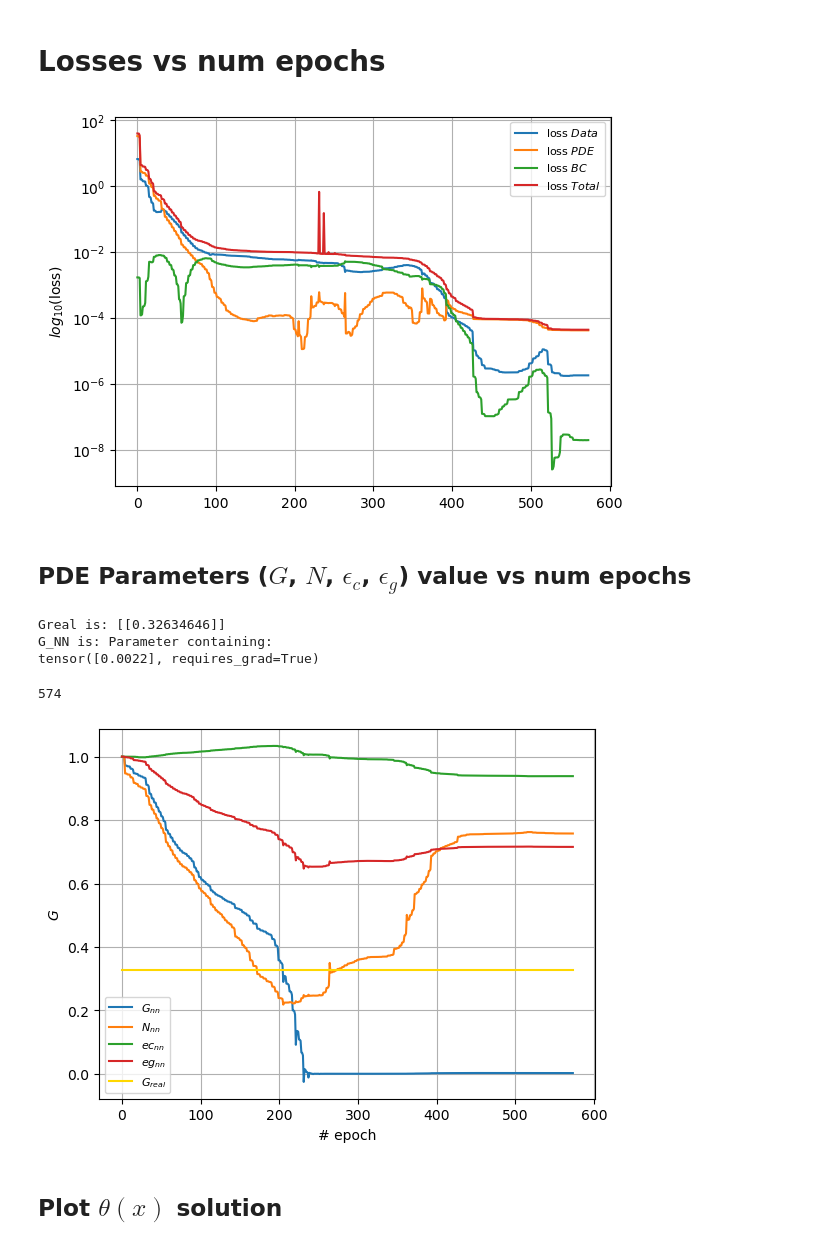
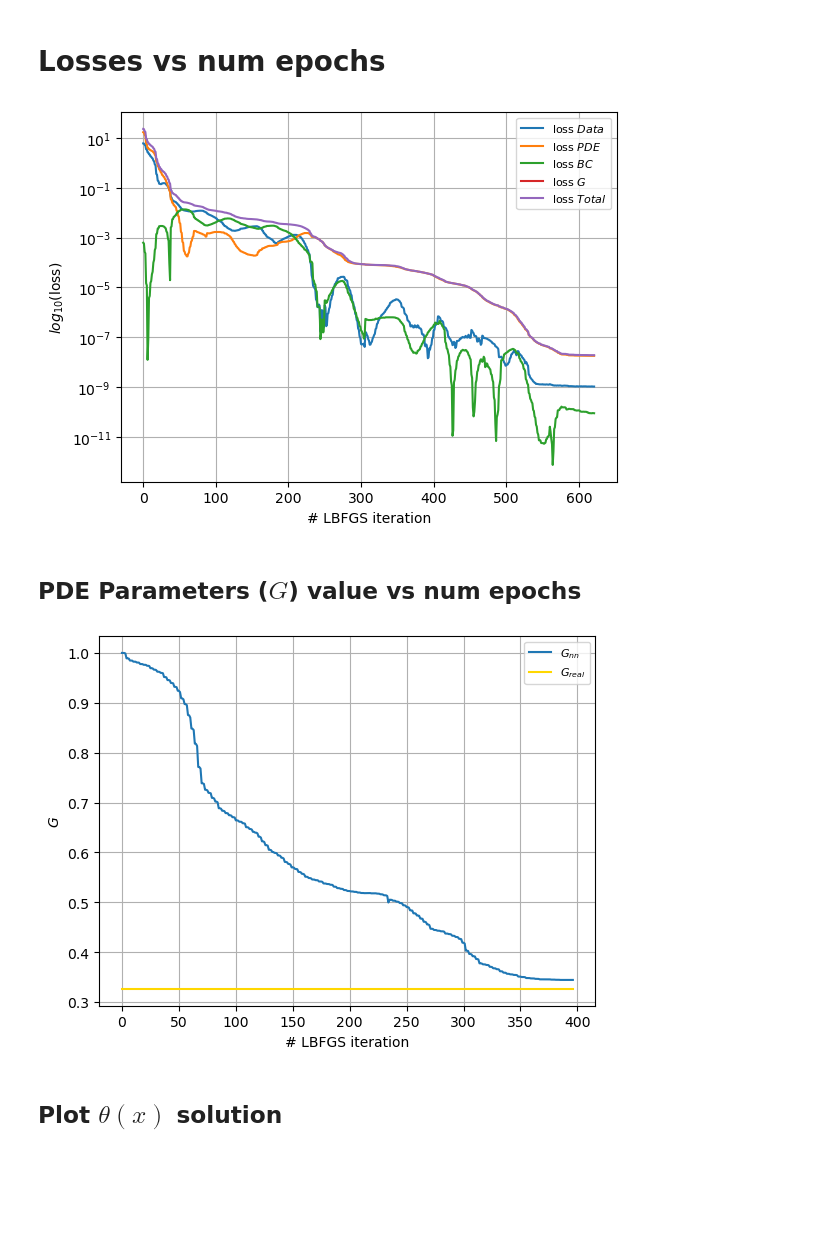
Before and after one commit to mvanzulli/Heat_Transfer_PINN, a Jupyter notebook: playground/Vanilla_PINN.ipynb, the cells around one changed output. Drawn from its saved outputs; the diff is of its cells as text; code cells hidden in the pictures; blank space fills up the shorter version.

```diff
--- a/playground/Vanilla_PINN.ipynb
+++ b/playground/Vanilla_PINN.ipynb
@@ -50,6 +42,8 @@ import scipy.io
 # %% [markdown]
 ## Hyper-parameters
 # %%
+device = 'cpu'
+print('Device employed:', device)
 seed_id = 7623
 # la 0,1, 2, 50 y la 250 andan
 #  la seed 7623 = data 395 No anda
@@ -60,10 +54,10 @@ nneurons = 20
 nhiden_layers = 8
 N_f = 40 #Total number of collocation points
 offset = .0001
-G = 1.
+G_init = 1.
 N = 1.
-ec = 1.
-eg = 1.
-print("Our initial of the other params are: \n N  = [",N,"]\n eg = [",eg,"] \n ec = [",ec,"]",  "\n G_PINN= [",G,"]")
-device = 'cpu'
+ec = .4
+eg = .6
+print("Our initial guess of G is: G_PINN= [",G_init,"]")
+print("The other parameters are: N= [",N,"], ec= [",ec,"], eg= [",eg,"]")
 # %% [output]
@@ -83,12 +75,3 @@ torch.manual_seed(seed_id)
 
 # Random number generators in other libraries
 np.random.seed(seed_id)
-
-
-# Device configuration
-device = torch.device('cuda' if torch.cuda.is_available() else 'cpu')
-if device == 'cuda':
-    print(torch.cuda.get_device_name())
-
-device = 'cpu'
-print('Devuce employed:', device)
@@ -104,16 +85,14 @@ relative_csv_path = "./../src/data/raw/heat_transfer_finn.csv"
 fields_G = ['G']
 fields_T = ['T1', 'T2', 'T3', 'T4' ,'T5', 'T6' ,'T7', 'T8' ,'T9']
 fields = fields_T + fields_G
-df_T = pd.read_csv(relative_csv_path, skipinitialspace=True, usecols=fields)
-random_sample = df_T.sample()
+data = pd.read_csv(relative_csv_path, skipinitialspace=True, usecols=fields)
+random_sample = data.sample()
 print('The data used is form the sample:',random_sample.index[0])
 G_real = random_sample[fields_G].to_numpy()
 T_real = random_sample[fields_T].to_numpy().T
 X_real = np.linspace(0,1,T_real.shape[0]).reshape(-1,1)
 X_real = X_real.astype(np.float32)
 X_bc = X_real[-1].reshape(-1,1)
-print(X_real.shape)
-print(X_bc.shape)
 
 # compute theta
 T_inf = 27 + 273 #in K
@@ -122,15 +101,11 @@ Theta_real = np.multiply(np.add(T_real, [-T_inf]), [1/(T_b - T_inf)])
 Theta_real = Theta_real.astype(np.float32)
 Theta_real = torch.from_numpy(Theta_real)
 # prin shapes
-print('Theta real shape is:',Theta_real.shape)
-print('X real shape is:',X_real.shape)
 print('G_real is:',G_real)
 
 # lower and uper bounds to normalize the input of net U
 lb = min(X_real)
 ub = max(X_real)
-print('lb is %.2f and ub is %.2f' % (lb,ub))
 N_u = Theta_real.shape[0]
-print("The number real points are", N_u)
 # %% [output]
 The data used is form the sample: 395
@@ -146,8 +115,9 @@ The number real points are 9
 # %%
 f_hat = torch.zeros(N_f,1).to(device)
 theta_x_hat = torch.zeros(1,1).to(device)
+G_hat = torch.zeros(1,1).to(device)
 print("The number of collocation points are", N_f)
-X_train_f = torch.linspace(lb[0] + offset,ub[0] - offset,N_f).reshape(-1,1)
+X_train_f = torch.linspace(lb[0] + offset, ub[0] - offset,N_f).reshape(-1,1)
 # %% [output]
 The number of collocation points are 40
 # %% [markdown]
@@ -553,46 +472,34 @@ print(pinn_LBFGS.iter)
 # Losses vs num epochs
 # %%
 plt.cla()
-# plt.plot(range(steps),loss_theta, label = r'loss $\theta_{nn} - \theta_{m}$')
-# plt.plot(range(steps),loss_f, label = r'loss $f_{PDE}$')
 plt.plot(pinn_LBFGS.loss_history["Data"] , label = r'loss $Data$')
 plt.plot(pinn_LBFGS.loss_history["PDE"] , label = r'loss $PDE$')
 plt.plot(pinn_LBFGS.loss_history["BC"] , label = r'loss $BC$')
-# plt.plot(pinn_LBFGS.loss_history["G"] , label = r'loss $G$')
+plt.plot(pinn_LBFGS.loss_history["G"] , label = r'loss $G$')
 plt.plot(pinn_LBFGS.loss_history["Total"] , label = r'loss $Total$')
 
 plt.legend(loc='upper right', prop={'size': 8})
-# plt.xlabel('# epoch')
+plt.xlabel('# LBFGS iteration')
 plt.yscale('log')
 plt.ylabel(r'$log_{10}$(loss)')
 plt.grid(True, which="both", ls="-")
 # plt.savefig('part1_outputs/figures/loss_vs_nepoch_without_norm.png')
 plt.show()
 # %% [output]
-[figure, old version]
+[figure, new version]
 # %% [markdown]
-## PDE Parameters ($G$, $N$, $\epsilon_c$, $\epsilon_g$) value vs num epochs
+## PDE Parameters ($G$) value vs num epochs
 # %%
 plt.cla()
-LBFGS_steps = len(pinn_LBFGS.params_history["eg"])
+LBFGS_steps = len(pinn_LBFGS.params_history["G"])
 plt.plot(pinn_LBFGS.params_history["G"] ,label = r'$G_{nn}$')
-plt.plot(pinn_LBFGS.params_history["N"] ,label = r'$N_{nn}$')
-plt.plot(pinn_LBFGS.params_history["ec"] ,label = r'$ec_{nn}$')
-plt.plot(pinn_LBFGS.params_history["eg"] ,label = r'$eg_{nn}$')
-print("Greal is:",G_real)
-print("G_NN is:",pinn_LBFGS.G)
 plt.plot(range(LBFGS_steps), G_real*np.ones((LBFGS_steps,1)), label = r'$G_{real}$', color = 'gold')
 plt.legend(loc='best', prop={'size': 8})
-plt.xlabel('# epoch')
+plt.xlabel('# LBFGS iteration')
 plt.ylabel(r'$G$')
 plt.grid(True, which="both", ls="-")
-len(pinn_LBFGS.params_history["eg"])
 # %% [output]
-Greal is: [[0.32634646]]
-G_NN is: Parameter containing:
-tensor([0.0022], requires_grad=True)
-574
-[figure, old version]
+[figure, new version]
 # %% [markdown]
 ##  Plot $\theta(x)$ solution
 # %%
```
Also changed, not shown: parts of 27 cells of this notebook, 25 other files.
